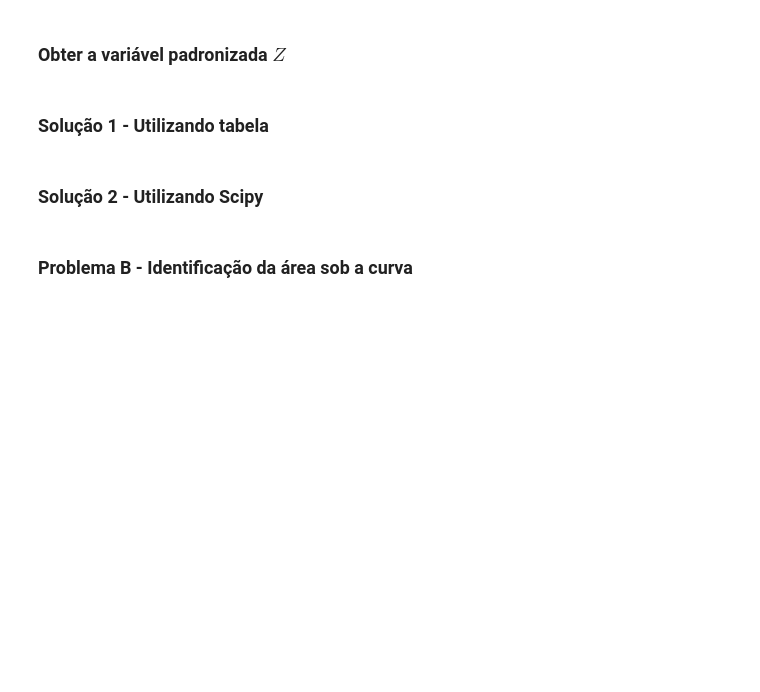
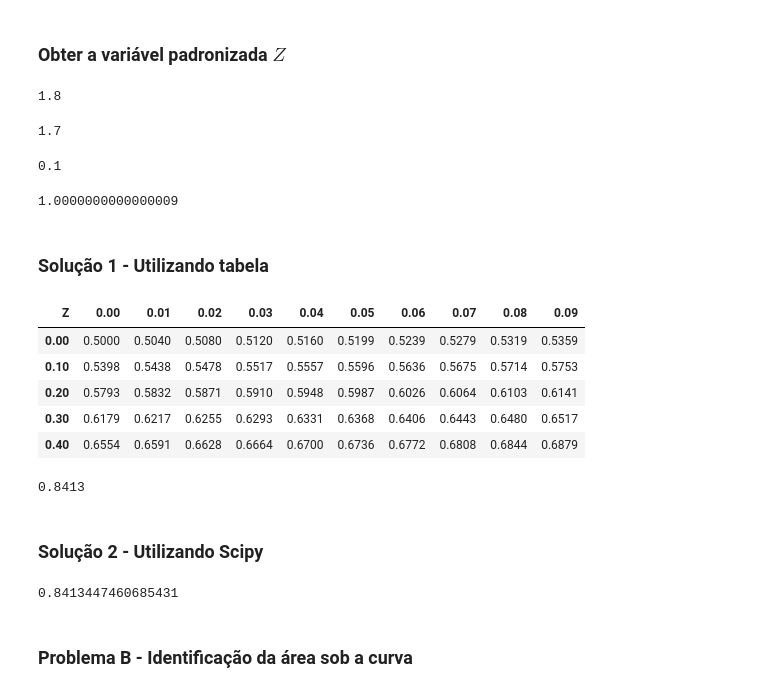
Before and after one commit to Gabriel-limadev/data_science_study, a Jupyter notebook: 4 - Estatística com Python: probabilidade e amostragem/course_files/Curso_de_Estatística_Parte_2.ipynb, the cells around one changed output. Cells and saved outputs as stored; diff of their text form; code cells hidden in the pictures; blank space fills up the shorter version.

Commit message:
Learning normal distribution

```diff
--- a/4 - Estatística com Python: probabilidade e amostragem/course_files/Curso_de_Estatística_Parte_2.ipynb
+++ b/4 - Estatística com Python: probabilidade e amostragem/course_files/Curso_de_Estatística_Parte_2.ipynb
@@ -495,19 +524,19 @@ import pandas as pd
 import numpy as np
 from scipy.stats import norm
 
-tabela_normal_padronizada = pd.DataFrame(
+standardized_normal_table = pd.DataFrame(
     [],
-    index=["{0:0.2f}".format(i / 100) for i in range(0, 400, 10)],
-    columns = ["{0:0.2f}".format(i / 100) for i in range(0, 10)])
+    index = [f'{i / 100:.2f}' for i in range(0, 400, 10)],
+    columns = [f'{i / 100:.2f}' for i in range(0, 10)])
 
-for index in tabela_normal_padronizada.index:
-    for column in tabela_normal_padronizada.columns:
+for index in standardized_normal_table.index:
+    for column in standardized_normal_table.columns:
         Z = np.round(float(index) + float(column), 2)
-        tabela_normal_padronizada.loc[index, column] = "{0:0.4f}".format(norm.cdf(Z))
+        standardized_normal_table.loc[index, column] = f'{norm.cdf(Z):.4f}'
 
-tabela_normal_padronizada.rename_axis('Z', axis = 'columns', inplace = True)
+standardized_normal_table.rename_axis('Z', axis = 'columns', inplace = True)
 
-tabela_normal_padronizada
+standardized_normal_table
 # %% [output]
 | Z | 0.00 | 0.01 | 0.02 | 0.03 | 0.04 | 0.05 | 0.06 | 0.07 | 0.08 | 0.09 |
 | 0.00 | 0.5000 | 0.5040 | 0.5080 | 0.5120 | 0.5160 | 0.5199 | 0.5239 | 0.5279 | 0.5319 | 0.5359 |
@@ -546,10 +575,52 @@ Em um estudo sobre as alturas dos moradores de uma cidade verificou-se que o con
 <img style='float: left' src='https://caelum-online-public.s3.amazonaws.com/1178-estatistica-parte2/01/img004.png' width='350px'>
 # %% [markdown]
 ### Obter a variável padronizada $Z$
+# %%
+x = 1.80
+x
+# %% [output]
+1.8
+# %%
+media = 1.70
+media
+# %% [output]
+1.7
+# %%
+stardard_deviation = 0.1
+stardard_deviation
+# %% [output]
+0.1
+# %%
+Z = (x - media) / stardard_deviation
+Z
+# %% [output]
+1.0000000000000009
 # %% [markdown]
 ### Solução 1 - Utilizando tabela
+# %%
+standardized_normal_table.head()
+# %% [output]
+| Z | 0.00 | 0.01 | 0.02 | 0.03 | 0.04 | 0.05 | 0.06 | 0.07 | 0.08 | 0.09 |
+| 0.00 | 0.5000 | 0.5040 | 0.5080 | 0.5120 | 0.5160 | 0.5199 | 0.5239 | 0.5279 | 0.5319 | 0.5359 |
+| 0.10 | 0.5398 | 0.5438 | 0.5478 | 0.5517 | 0.5557 | 0.5596 | 0.5636 | 0.5675 | 0.5714 | 0.5753 |
+| 0.20 | 0.5793 | 0.5832 | 0.5871 | 0.5910 | 0.5948 | 0.5987 | 0.6026 | 0.6064 | 0.6103 | 0.6141 |
+| 0.30 | 0.6179 | 0.6217 | 0.6255 | 0.6293 | 0.6331 | 0.6368 | 0.6406 | 0.6443 | 0.6480 | 0.6517 |
+| 0.40 | 0.6554 | 0.6591 | 0.6628 | 0.6664 | 0.6700 | 0.6736 | 0.6772 | 0.6808 | 0.6844 | 0.6879 |
+# %%
+# This way i search the z in table with index and columns using .loc
+probability = float(standardized_normal_table.loc['1.00', '0.00'])
+probability
+# %% [output]
+0.8413
 # %% [markdown]
 ### Solução 2 - Utilizando Scipy
+# %%
+from scipy.stats import norm
+
+probability = norm.cdf(Z)
+probability
+# %% [output]
+0.8413447460685431
 # %% [markdown]
 ### Problema B - Identificação da área sob a curva
 # %% [markdown]
```
Also changed, not shown: parts of 23 cells of this notebook.
